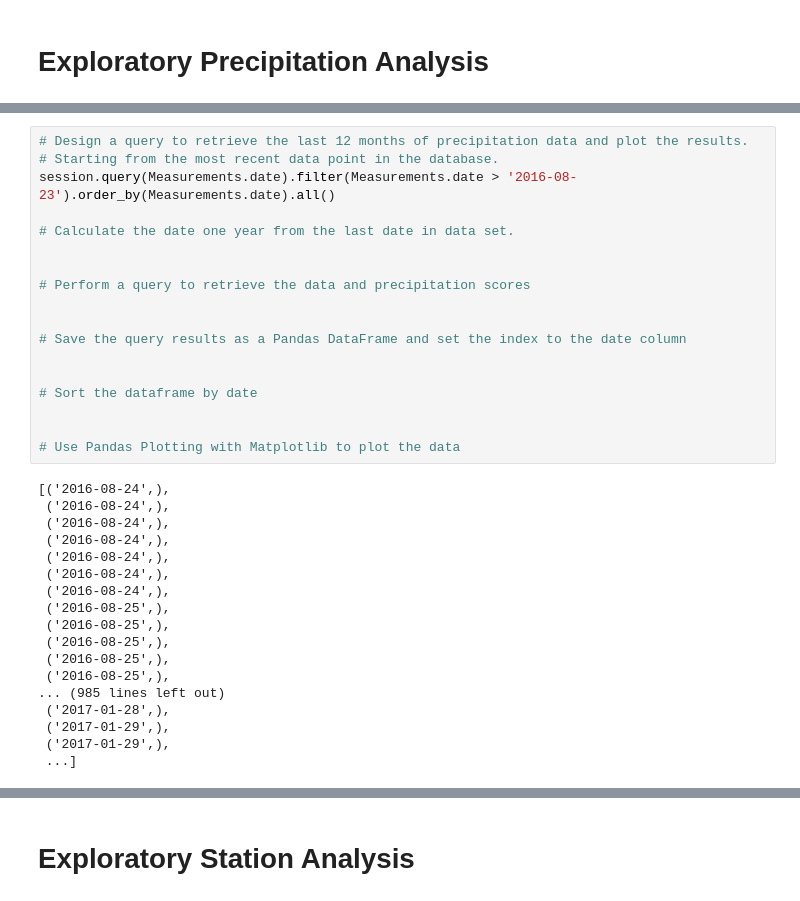
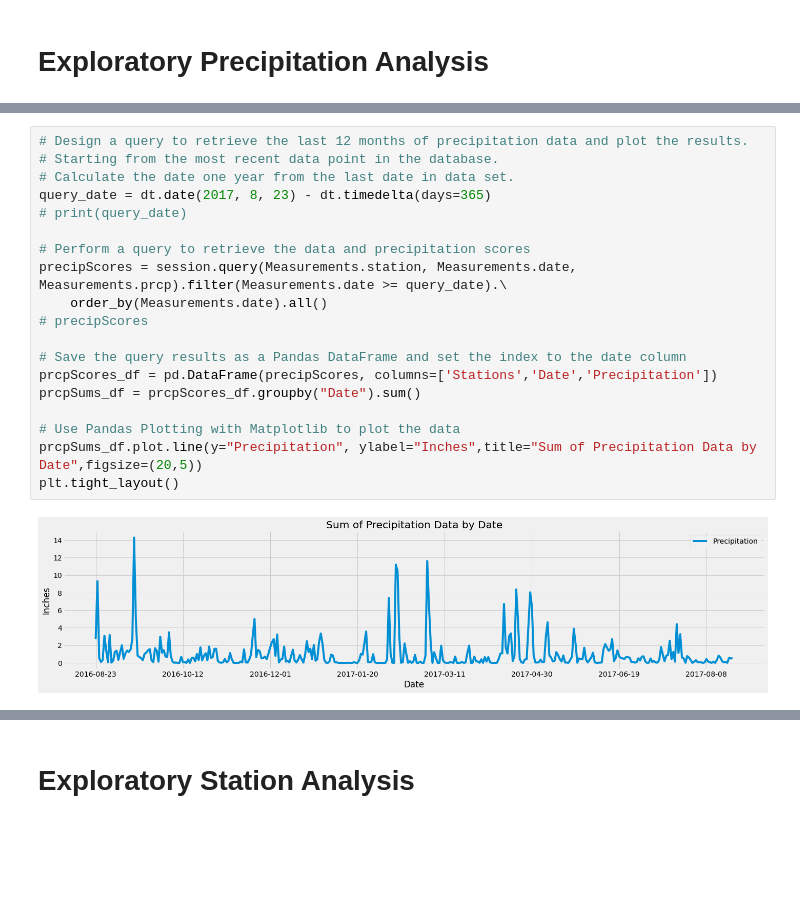
Before and after one commit to WayneJ2/sqlalchemy-challenge, a Jupyter notebook: climate_starter.ipynb, the cells around one changed output, grey strips where cells are left out. Drawn from its saved outputs; the diff is of its cells as text; blank space fills up the shorter version.

Commit message:
15 percent completion
Precip analysis completed

```diff
--- a/climate_starter.ipynb
+++ b/climate_starter.ipynb
@@ -50,38 +51,23 @@ session.query(Measurements.date).order_by(Measurements.date.desc()).first()
 # %%
 # Design a query to retrieve the last 12 months of precipitation data and plot the results.
 # Starting from the most recent data point in the database.
-session.query(Measurements.date).filter(Measurements.date > '2016-08-23').order_by(Measurements.date).all()
-
 # Calculate the date one year from the last date in data set.
-
+query_date = dt.date(2017, 8, 23) - dt.timedelta(days=365)
+# print(query_date)
 
 # Perform a query to retrieve the data and precipitation scores
-
+precipScores = session.query(Measurements.station, Measurements.date, Measurements.prcp).filter(Measurements.date >= query_date).\
+    order_by(Measurements.date).all()
+# precipScores
 
 # Save the query results as a Pandas DataFrame and set the index to the date column
-
-
-# Sort the dataframe by date
-
+prcpScores_df = pd.DataFrame(precipScores, columns=['Stations','Date','Precipitation'])
+prcpSums_df = prcpScores_df.groupby("Date").sum()
 
 # Use Pandas Plotting with Matplotlib to plot the data
+prcpSums_df.plot.line(y="Precipitation", ylabel="Inches",title="Sum of Precipitation Data by Date",figsize=(20,5))
+plt.tight_layout()
 # %% [output]
-[('2016-08-24',),
- ('2016-08-24',),
- ('2016-08-24',),
- ('2016-08-24',),
- ('2016-08-24',),
- ('2016-08-24',),
- ('2016-08-24',),
- ('2016-08-25',),
- ('2016-08-25',),
- ('2016-08-25',),
- ('2016-08-25',),
- ('2016-08-25',),
-... (985 lines left out)
- ('2017-01-28',),
- ('2017-01-29',),
- ('2017-01-29',),
- ...]
+[figure, added]
 # %%
 # Use Pandas to calcualte the summary statistics for the precipitation data
```
Also changed, not shown: parts of 2 cells of this notebook.
